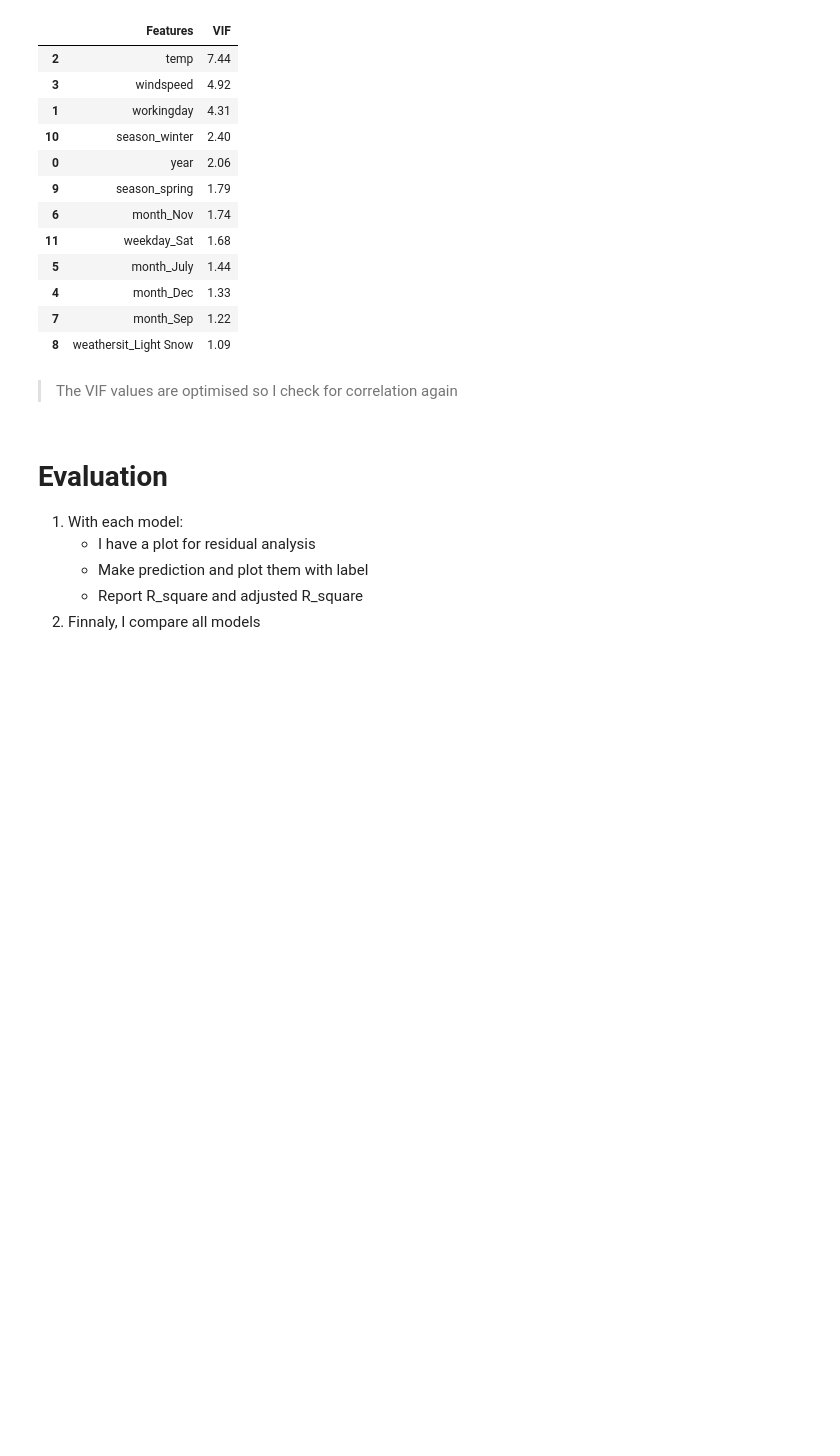
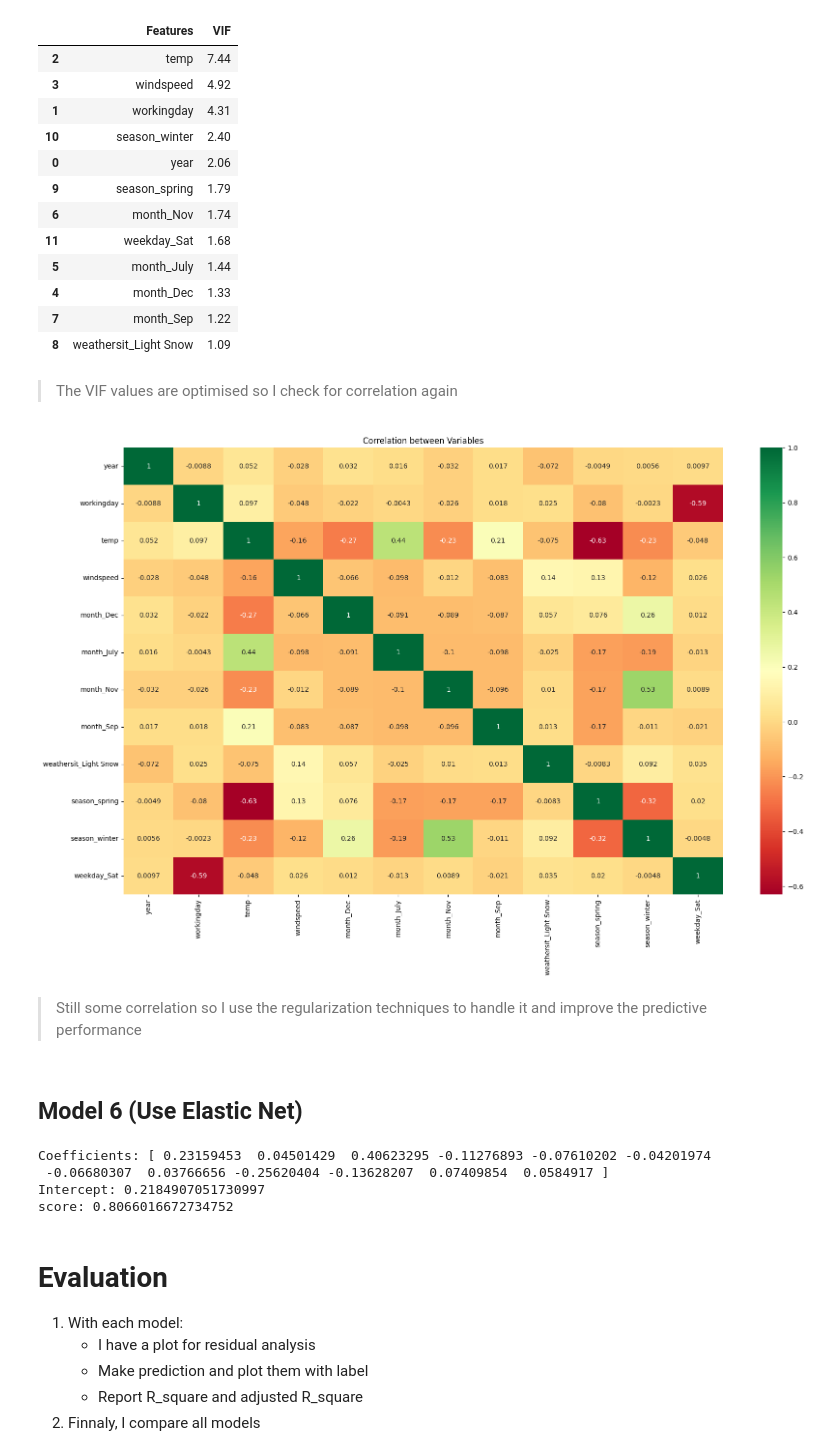
Before and after one commit to cuonghv0298/Bike-Sharing-Regression, a Jupyter notebook: LinearRegressionAssigment.ipynb, the cells around one changed output. Drawn from its saved outputs; the diff is of its cells as text; code cells hidden in the pictures; blank space fills up the shorter version.

```diff
--- a/LinearRegressionAssigment.ipynb
+++ b/LinearRegressionAssigment.ipynb
@@ -596,6 +596,34 @@ calculateVIF(X_train_model5)
 | 8 | weathersit_Light Snow | 1.09 |
 # %% [markdown]
 > The VIF values are optimised so I check for correlation again
+# %%
+#Heatmap to see correlation between train variables
+plt.figure(figsize=(20, 12))
+sns.heatmap(X_train_model5.corr(), cmap='RdYlGn', annot = True)
+plt.title("Correlation between Variables")
+plt.show()
+# %% [output]
+[figure, added]
+# %% [markdown]
+> Still some correlation so I use the regularization techniques to handle it and improve the predictive performance
+# %% [markdown]
+## Model 6 (Use Elastic Net)
+# %%
+from sklearn.linear_model import ElasticNet, ElasticNetCV
+
+elastic_net_cv = ElasticNetCV(alphas = None, cv = 10, max_iter = 100000, normalize = True)
+elastic_net_cv.fit(X_train_model5, y_train)
+elastic_net = ElasticNet(alpha = elastic_net_cv.alpha_, l1_ratio = elastic_net_cv.l1_ratio)
+elastic_net.fit(X_train_model5, y_train)
+print("Coefficients:", elastic_net.coef_)
+print("Intercept:", elastic_net.intercept_)
+# For convenience, I use score from elastic_net. I will use r2_score in evaluation phase
+print("score:",elastic_net.score(X_train_model5, y_train))
+# %% [output]
+Coefficients: [ 0.23159453  0.04501429  0.40623295 -0.11276893 -0.07610202 -0.04201974
+ -0.06680307  0.03766656 -0.25620404 -0.13628207  0.07409854  0.0584917 ]
+Intercept: 0.2184907051730997
+score: 0.8066016672734752
 # %% [markdown]
 # Evaluation
 1. With each model:
```
Also changed, not shown: parts of 16 cells of this notebook.
